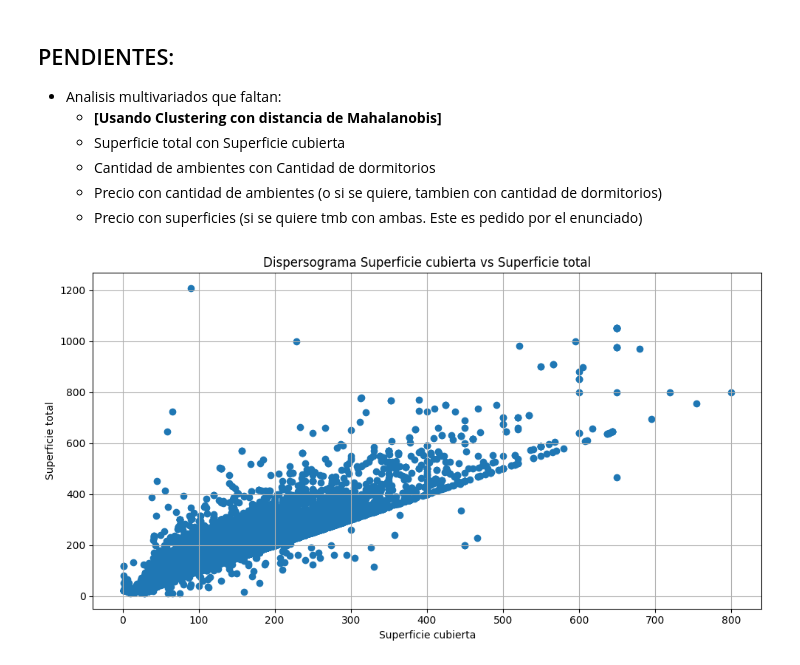
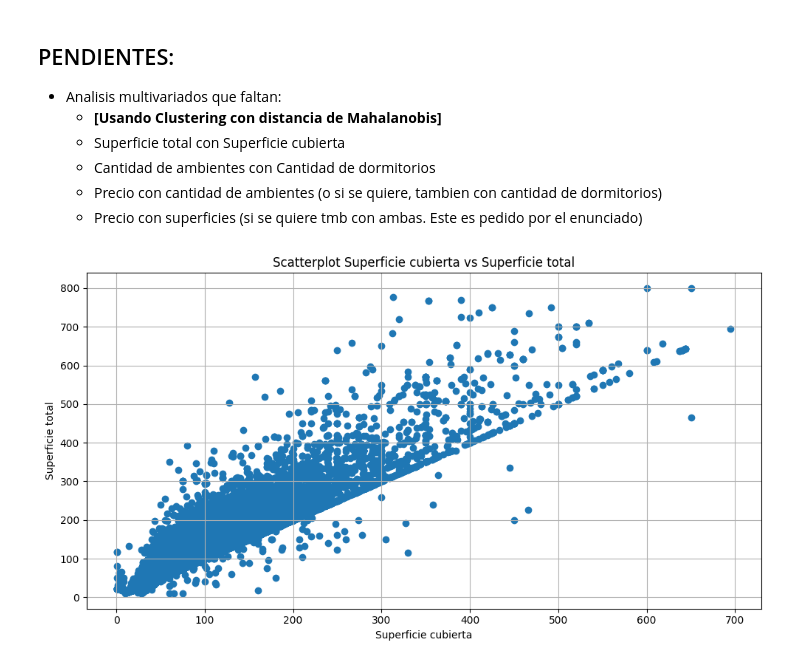
Before and after one commit to MiguelV5/7506-Organizacion_de_datos, a Jupyter notebook: TP1/7506R_2C2022_GRUPO3.ipynb, the cells around one changed output. Saved outputs shown, nothing was run; the diff lists cells and outputs as text; code cells hidden in the pictures.

```diff
--- a/TP1/7506R_2C2022_GRUPO3.ipynb
+++ b/TP1/7506R_2C2022_GRUPO3.ipynb
@@ -1006,14 +1097,14 @@ Para la superficie cubierta se observan resultados similares al analisis de supe
 # %%
-print("Previo filtro - cantidad de filas: %d" % ds_properati.shape[0])
-ds_properati.drop(
-    ds_properati[(ds_properati['property_type']  == 'Casa') & (ds_properati["property_surface_covered"] > 800)].index
+print("Previo filtro - cantidad de filas: %d" % df_preprocesado.shape[0])
+df_preprocesado.drop(
+    df_preprocesado[(df_preprocesado['property_type']  == 'Casa') & (df_preprocesado['property_surface_covered'] > outlier_casa_th)].index
     , inplace= True)
-ds_properati.drop(
-    ds_properati[(ds_properati['property_type']  == 'PH') & (ds_properati["property_surface_covered"] > 800)].index
+df_preprocesado.drop(
+    df_preprocesado[(df_preprocesado['property_type']  == 'PH') & (df_preprocesado['property_surface_covered'] > outlier_ph_th)].index
     , inplace= True)
-ds_properati.drop(
-    ds_properati[(ds_properati['property_type']  == 'Departamento') & (ds_properati["property_surface_covered"] > 600)].index
+df_preprocesado.drop(
+    df_preprocesado[(df_preprocesado['property_type']  == 'Departamento') & (df_preprocesado['property_surface_covered'] > outlier_departamento_th)].index
         , inplace= True)
 
-print("Post filtro - cantidad de filas: %d" % ds_properati.shape[0])
+print("Post filtro - cantidad de filas: %d" % df_preprocesado.shape[0])
 # %% [output]
@@ -1093,0 +1225,25 @@ Post filtro - cantidad de filas: 83614
+# %%
+outlier_departamento_th = 0.8e6
+outlier_ph_th = 0.8e6
+outlier_casa_th = 1.5e6
+pctg_outlier_departamento = df_preprocesado[(df_preprocesado['property_type']  == 'Departamento') & (df_preprocesado["property_price"] > outlier_departamento_th)].property_surface_total.count()*100 / df_preprocesado[(df_preprocesado['property_type']  == 'Departamento')].property_surface_total.count()
+pctg_outlier_ph = df_preprocesado[(df_preprocesado['property_type']  == 'PH') & (df_preprocesado["property_price"] > outlier_ph_th)].property_surface_total.count()*100 / df_preprocesado[(df_preprocesado['property_type']  == 'PH')].property_surface_total.count()
+pctg_outlier_casa = df_preprocesado[(df_preprocesado['property_type']  == 'Casa') & (df_preprocesado["property_price"] > outlier_casa_th)].property_surface_total.count()*100 / df_preprocesado[(df_preprocesado['property_type']  == 'Casa')].property_surface_total.count()
+
+print('Porcentaje del dataset aplicando el filtro a:')
+print(' - Departamento %f' % (pctg_outlier_departamento))
+print(' - PH %f' % (pctg_outlier_ph))
+print(' - Casa %f' % (pctg_outlier_casa))
+
+print("Previo filtro - cantidad de filas: %d" % df_preprocesado.shape[0])
+df_preprocesado.drop(
+    df_preprocesado[(df_preprocesado['property_type']  == 'Casa') & (df_preprocesado["property_price"] > outlier_casa_th)].index
+    , inplace= True)
+df_preprocesado.drop(
+    df_preprocesado[(df_preprocesado['property_type']  == 'PH') & (df_preprocesado["property_price"] > outlier_ph_th)].index
+    , inplace= True)
+df_preprocesado.drop(
+    df_preprocesado[(df_preprocesado['property_type']  == 'Departamento') & (df_preprocesado["property_price"] > outlier_departamento_th)].index
+        , inplace= True)
+
+print("Post filtro - cantidad de filas: %d" % df_preprocesado.shape[0])
@@ -1183,11 +1344,11 @@ sns.histplot(bins=50, binrange=(-10,20) ,data=ds_zscore['z_score_price'], alpha
     - Precio con cantidad de ambientes (o si se quiere, tambien con cantidad de dormitorios)
     - Precio con superficies (si se quiere tmb con ambas. Este es pedido por el enunciado)
 # %%
-plt.scatter(ds_properati.property_surface_covered, ds_properati.property_surface_total)
-plt.title('Dispersograma Superficie cubierta vs Superficie total')
+plt.scatter(df_preprocesado.property_surface_covered, df_preprocesado.property_surface_total)
+plt.title('Scatterplot Superficie cubierta vs Superficie total')
 plt.xlabel('Superficie cubierta')
 plt.ylabel('Superficie total')
 plt.grid()
 plt.show()
 # %% [output]
-[figure, old version]
+[figure, new version]
```
Also changed, not shown: parts of 119 cells of this notebook.
